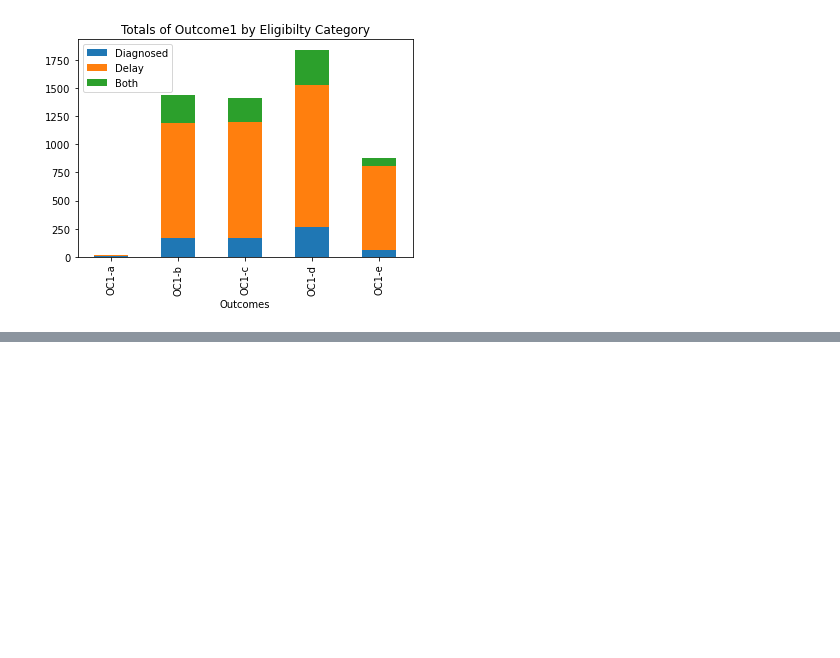
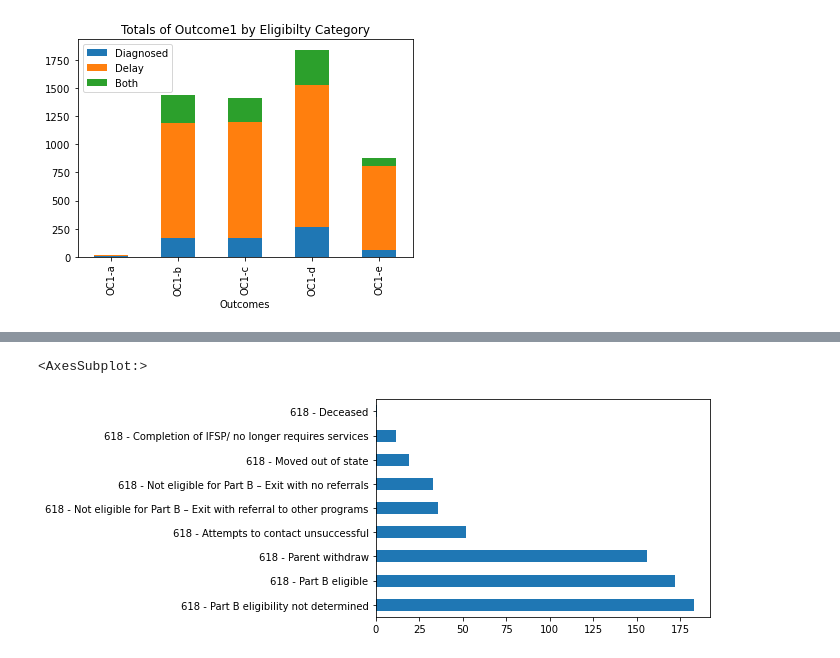
Before and after one commit to NSS-Data-Analytics-Cohort-7/didd-kha-keys-shorts, a Jupyter notebook: Notebook/DIDD_Da7.ipynb, the cells around one changed output, grey strips where cells are left out. Drawn from its saved outputs; the diff is of its cells as text; code cells hidden in the pictures; blank space fills up the shorter version.

```diff
--- a/Notebook/DIDD_Da7.ipynb
+++ b/Notebook/DIDD_Da7.ipynb
@@ -203,0 +247,5 @@ df.plot(x='Outcomes', kind='bar', stacked=True,
+# %%
+combined_table_diagnosed['Exit Reason_y'].value_counts().plot(kind='barh')
+# %% [output]
+<AxesSubplot:>
+[figure, added]
```
Also changed, not shown: parts of 22 cells of this notebook, 1 other file.
